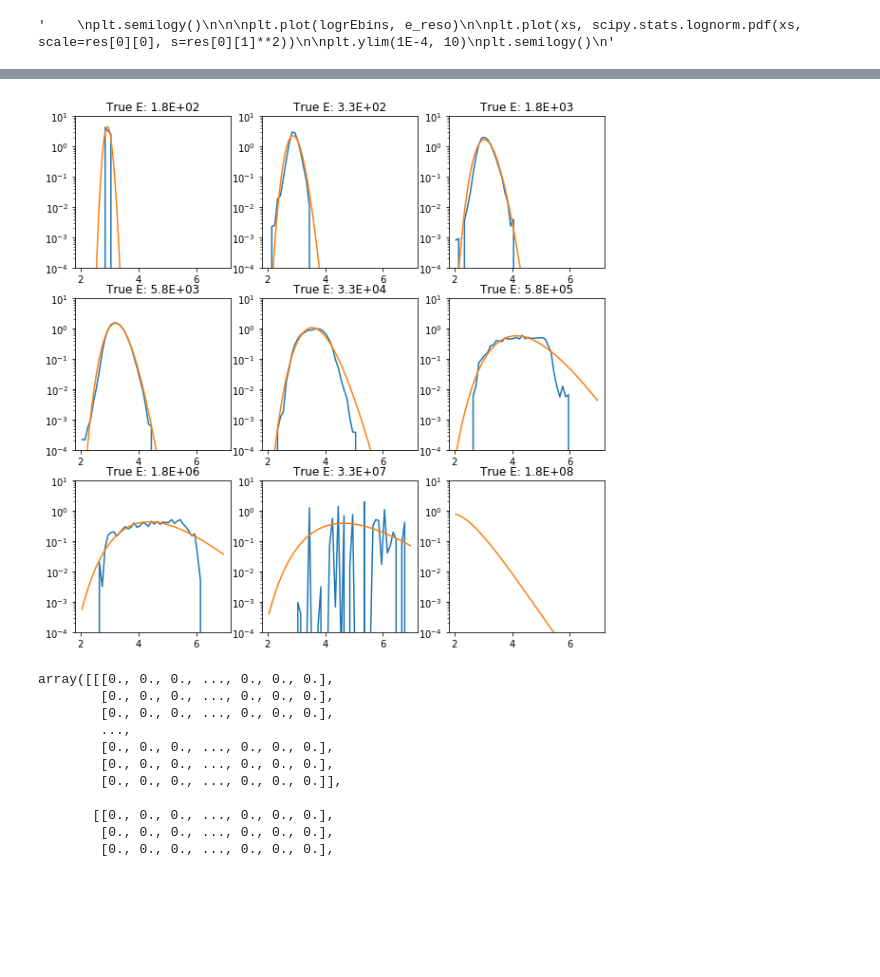
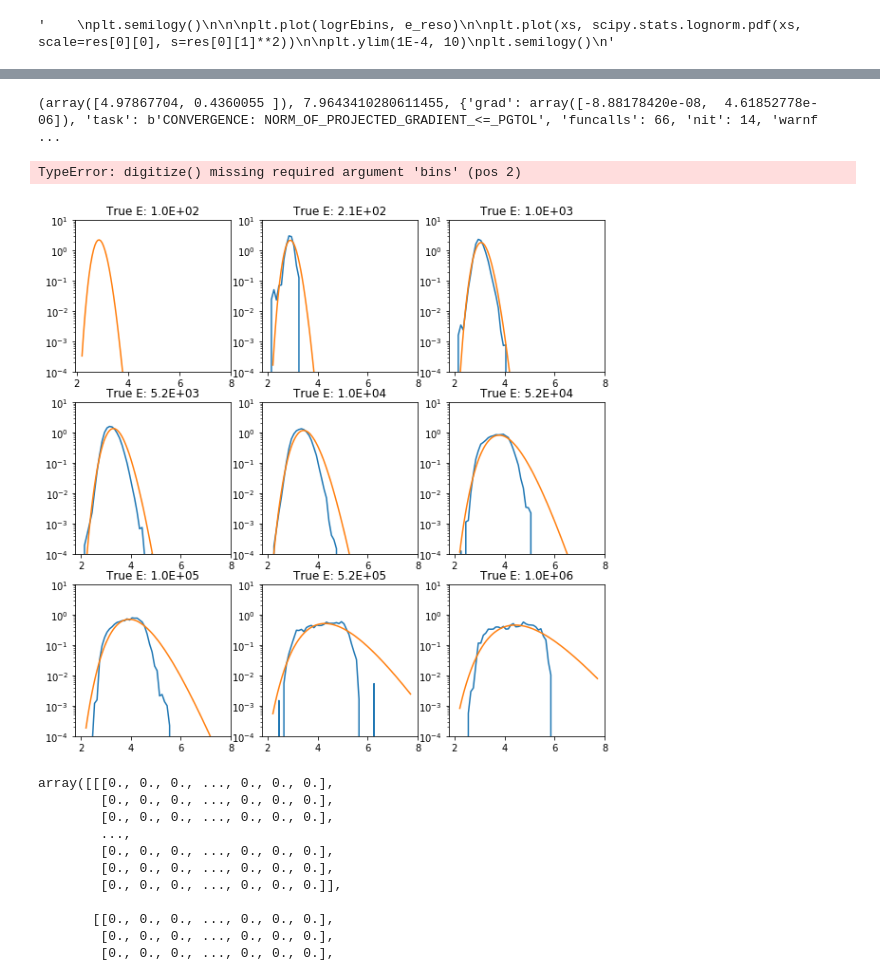
Before and after one commit to specktakel/hierarchical_nu, a Jupyter notebook: dev/statistical_model/4_tracks_and_cascades/aeff_calculator/track_energy_resolution.ipynb, the cells around one changed output, grey strips where cells are left out. Cells and saved outputs as stored; diff of their text form; code cells hidden in the pictures; blank space fills up the shorter version.

Commit message:
improvements to track resolution parametrization

```diff
--- a/dev/statistical_model/4_tracks_and_cascades/aeff_calculator/track_energy_resolution.ipynb
+++ b/dev/statistical_model/4_tracks_and_cascades/aeff_calculator/track_energy_resolution.ipynb
@@ -51,9 +51,14 @@ logrEbins = np.log10(rE_binc)
 print(logrEbins.shape)
 
 fit_params = []
-for index in range(len(tE_binc)):
-    #index = 210
-    e_reso = area10.sum(axis=1)[index]
+
+rebin = 3
+slices = []
+
+rebinned_binc = np.zeros(int(len(tE_binc)/rebin))
+for index in range(int(len(tE_binc)/rebin)):
+    rebinned_binc[index] = 0.5*(tE_binc[index*rebin:index*rebin+1]).sum()
+    e_reso = area10.sum(axis=1)[index*rebin:index*rebin+1].sum(axis=0)
     e_reso = e_reso/e_reso.sum() / (logrEbins[1]-logrEbins[0])
 
     fit = chi2fit((logrEbins, e_reso), model)
@@ -65,7 +70,7 @@ for index in range(len(tE_binc)):
 
     res = scipy.optimize.fmin_l_bfgs_b(lambda x, *pars: fit(x, *pars), [seed, 0.5], approx_grad=True,  bounds=((np.max([0, seed_mu-1]), seed_mu+1), (0.1, None)), factr=100)
     fit_params.append(res[0])
-
+fit_params = np.asarray(fit_params)
 """
 plt.semilogy()
 
@@ -93,22 +118,51 @@ plt.legend()
+# %%
+e_reso = area10.sum(axis=1)[200:250].sum(axis=0)
+e_reso = e_reso/e_reso.sum() / (logrEbins[1]-logrEbins[0])
+
+fit = chi2fit((logrEbins, e_reso), model)
+seed_mu = np.average(logrEbins, weights=e_reso)
+
+if ~np.isfinite(seed):
+    seed_mu = 3
+
+
+res = scipy.optimize.fmin_l_bfgs_b(lambda x, *pars: fit(x, *pars), [seed, 0.5], approx_grad=True,  bounds=((np.max([0, seed_mu-1]), seed_mu+1), (0.1, None)), factr=100)
+#fit_params.append(res[0])
+print(res)
+# %% [output]
+(array([4.97867704, 0.4360055 ]), 7.9643410280611455, {'grad': array([-8.88178420e-08,  4.61852778e-06]), 'task': b'CONVERGENCE: NORM_OF_PROJECTED_GRADIENT_<=_PGTOL', 'funcalls': 66, 'nit': 14, 'warnf ...
+# %%
+np.digitize(plot_indices)
+# %% [output]
+TypeError: digitize() missing required argument 'bins' (pos 2)
 # %%
-plot_indices = [10, 20, 50, 70, 100, 150, 170, 220, 250]
+#plot_indices = [10, 20, 50, 70, 100, 150, 170, 220, 250]
+
+plot_energies = [100, 200, 1E3, 5E3, 1E4, 5E4, 1E5, 5E5, 1E6]
+plot_indices = np.digitize(plot_energies, tE_binc)
+
+#param_indices = np.digitize(plot_energies, rebinned_binc)-1
+
+mu_poly = np.poly1d(params_mu)
+sigma_poly = np.poly1d(params_sigma)
 
 fig, axs = plt.subplots(3, 3, figsize=(10, 10))
 
 fl_ax = axs.ravel()
 for i, pi in enumerate(plot_indices):
     e_reso = area10.sum(axis=1)[pi]
     e_reso = e_reso/e_reso.sum() / (logrEbins[1]-logrEbins[0])
     fl_ax[i].plot(logrEbins, e_reso)
-    res = fit_params[pi, :]
 
-    fl_ax[i].plot(xs, scipy.stats.lognorm.pdf(xs, scale=res[0], s=res[1]**2))
+    mu = mu_poly(np.log10(plot_energies[i]))
+    sigma = sigma_poly(np.log10(plot_energies[i]))
+    fl_ax[i].plot(xs, scipy.stats.lognorm.pdf(xs, scale=mu, s=sigma**2))
 
     fl_ax[i].set_ylim(1E-4, 10)
     fl_ax[i].set_yscale("log")
     fl_ax[i].set_title("True E: {:.1E}".format(tE_binc[pi]))
 # %% [output]
-[figure, old version]
+[figure, new version]
 # %%
 f = h5py.File("../aeff_input_tracks/effective_area.h5", 'r')
 # %%
```
Also changed, not shown: parts of 3 cells of this notebook.
